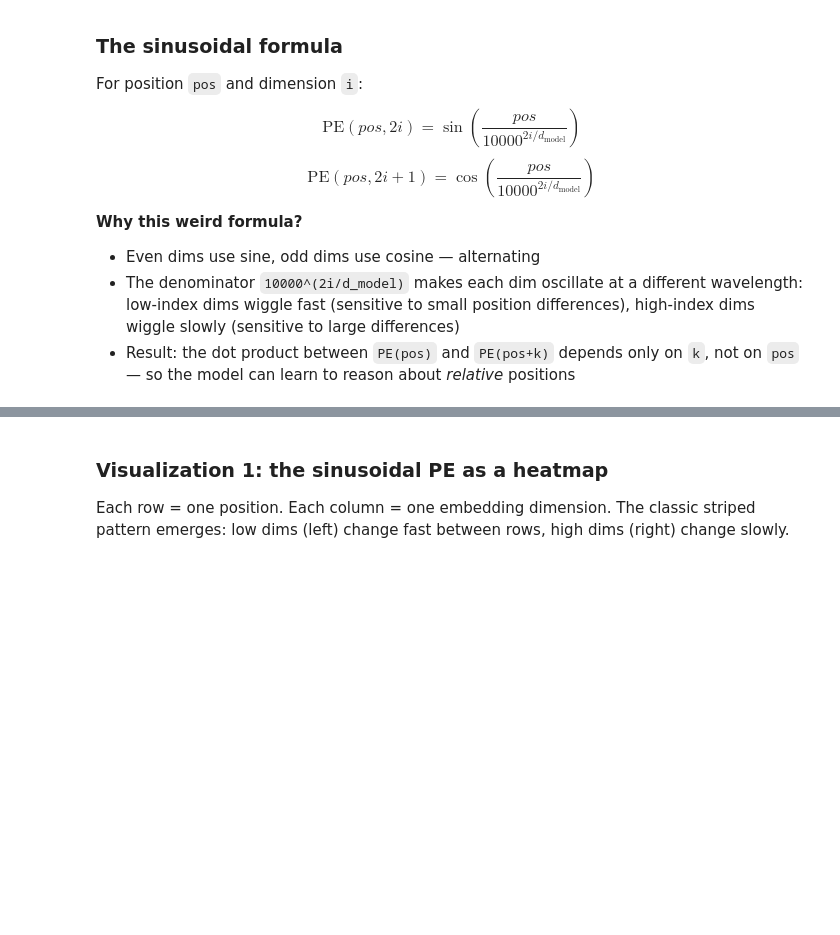
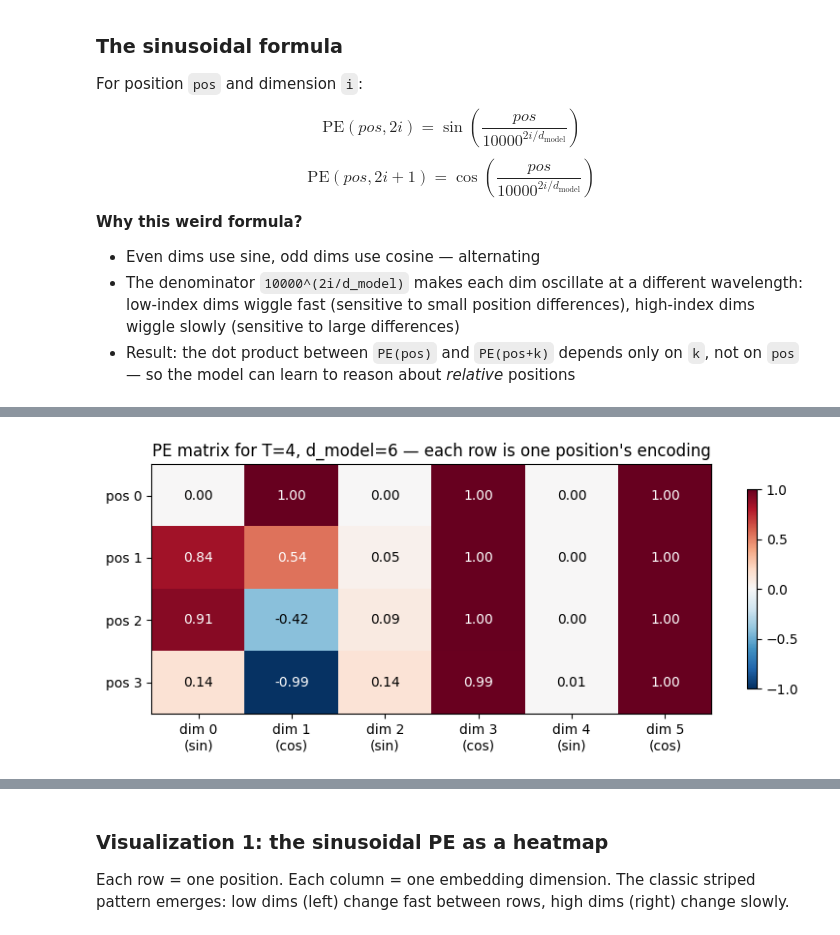
Before and after one commit to A1doranM/DataScienceLearningProjects, a Jupyter notebook: 15. Build LLM From Scratch/part_1/part_1_walkthrough.ipynb, the cells around one changed output, grey strips where cells are left out. Cells and saved outputs as stored; diff of their text form; code cells hidden in the pictures; blank space fills up the shorter version.

```diff
--- a/15. Build LLM From Scratch/part_1/part_1_walkthrough.ipynb
+++ b/15. Build LLM From Scratch/part_1/part_1_walkthrough.ipynb
@@ -160,0 +243,12 @@ $$
+# %%
+# There are d_model//2 = 3 frequencies.
+# i = 0, 1, 2 correspond to dimension pairs (0,1), (2,3), (4,5).
+i_vals = torch.arange(0, d_model, 2)                       # tensor([0, 2, 4])
+div_term = torch.exp(i_vals.float() * (-math.log(10000.0) / d_model))
+print("i values (even dim indices):", i_vals.tolist())
+print("frequencies f_i:            ", div_term.tolist())
+print()
+print("Interpretation:")
+print(f"  Dim pair (0,1): freq = {div_term[0].item():.4f}  -> period ~= {2*math.pi/div_term[0].item():.1f} positions  (fast wave)")
+print(f"  Dim pair (2,3): freq = {div_term[1].item():.4f}  -> period ~= {2*math.pi/div_term[1].item():.1f} positions")
+print(f"  Dim pair (4,5): freq = {div_term[2].item():.4f}  -> period ~= {2*math.pi/div_term[2].item():.1f} positions  (slow wave)")
@@ -160,0 +274,12 @@ $$
+# %%
+pe = torch.zeros(T, d_model)
+position = torch.arange(T).float().unsqueeze(1)   # shape (T, 1) = [[0],[1],[2],[3]]
+angles = position * div_term                      # shape (T, 3) — pos * f_i for each pair
+
+pe[:, 0::2] = torch.sin(angles)   # even columns (0, 2, 4)
+pe[:, 1::2] = torch.cos(angles)   # odd  columns (1, 3, 5)
+
+print("PE matrix (rows = positions 0..3, cols = dims 0..5):")
+print(pe)
+print()
+print("Row 0 is [0, 1, 0, 1, 0, 1]  <-- sin(0)=0, cos(0)=1 everywhere")
@@ -160,0 +301,17 @@ $$
+# %%
+fig, ax = plt.subplots(figsize=(8, 3.5))
+im = ax.imshow(pe.numpy(), cmap='RdBu_r', vmin=-1, vmax=1, aspect='auto')
+ax.set_xticks(range(d_model))
+ax.set_yticks(range(T))
+ax.set_xticklabels([f"dim {d}\n({'sin' if d%2==0 else 'cos'})" for d in range(d_model)])
+ax.set_yticklabels([f"pos {t}" for t in range(T)])
+ax.set_title("PE matrix for T=4, d_model=6 — each row is one position's encoding")
+for i in range(T):
+    for j in range(d_model):
+        ax.text(j, i, f"{pe[i, j]:.2f}", ha='center', va='center', fontsize=10,
+                color='white' if abs(pe[i, j]) > 0.5 else 'black')
+fig.colorbar(im, ax=ax, shrink=0.8)
+plt.tight_layout()
+plt.show()
+# %% [output]
+[figure, added]
```
Also changed, not shown: parts of 19 cells of this notebook.
